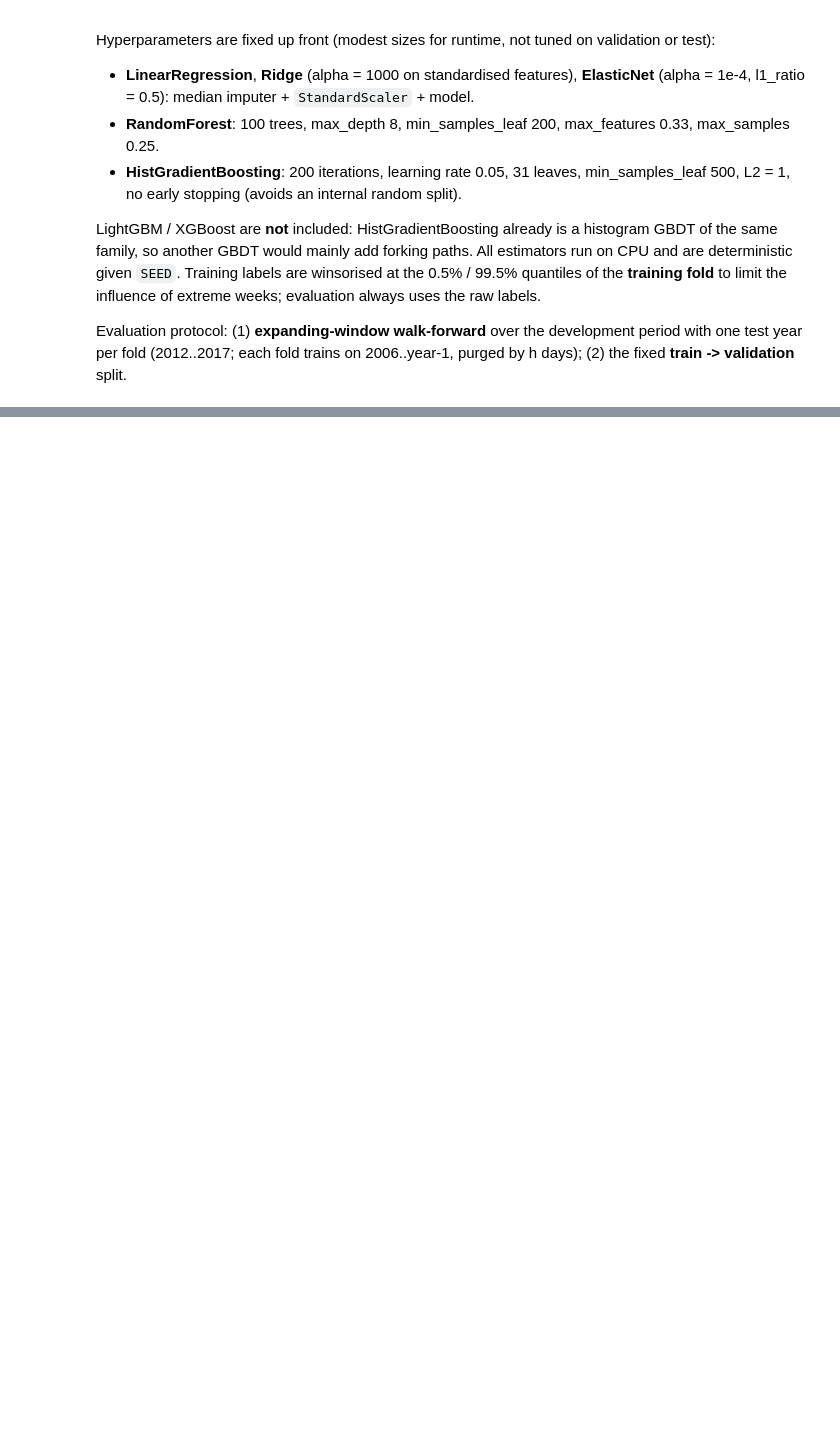
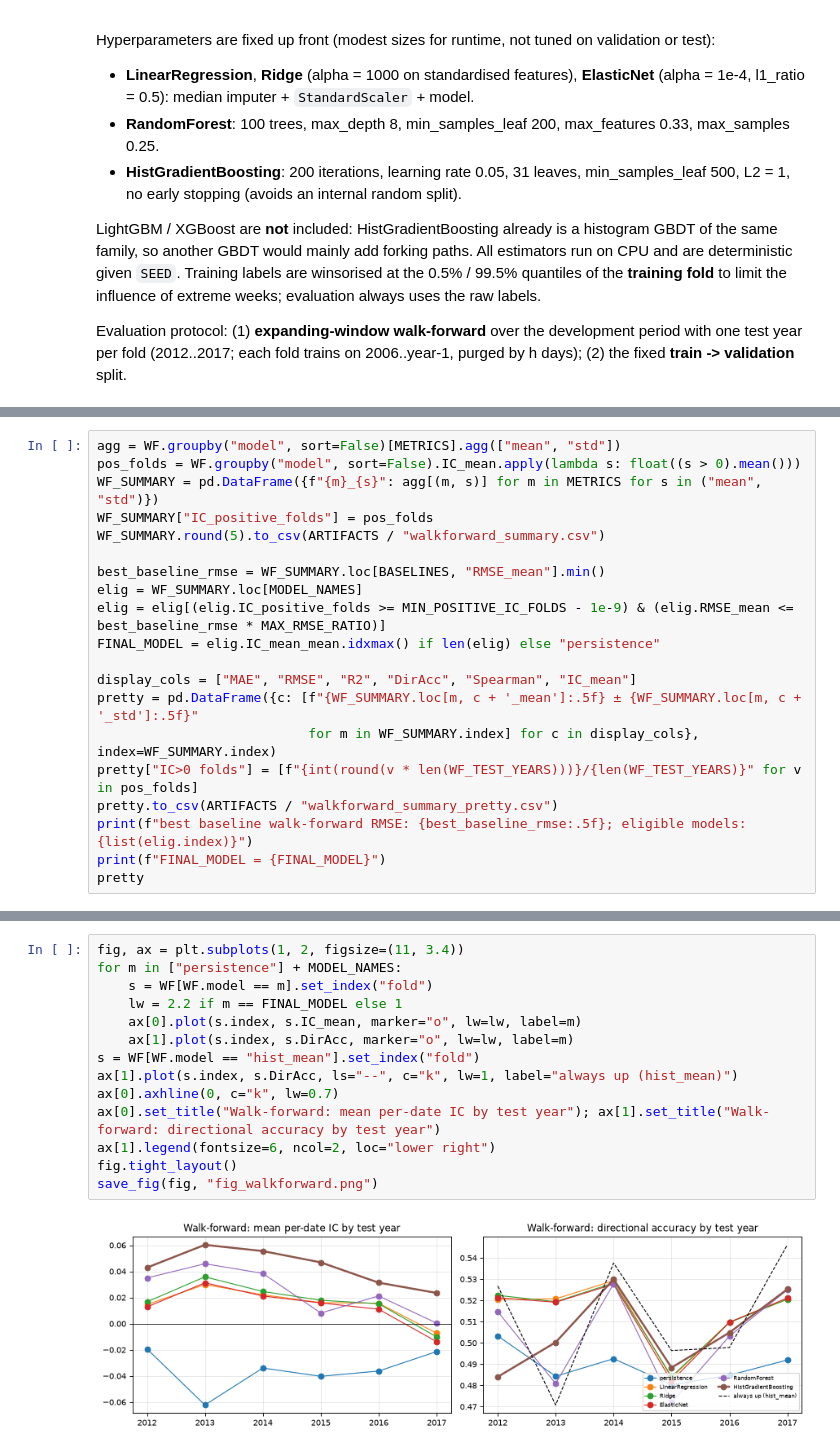
Before and after one commit to obstinix/NiftyQuant, a Jupyter notebook: NiftyQuant.ipynb, the cells around one changed output, grey strips where cells are left out. Drawn from its saved outputs; the diff is of its cells as text; blank space fills up the shorter version.

```diff
--- a/NiftyQuant.ipynb
+++ b/NiftyQuant.ipynb
@@ -891,0 +938,20 @@ train -> validation: 12s
+# %%
+agg = WF.groupby("model", sort=False)[METRICS].agg(["mean", "std"])
+pos_folds = WF.groupby("model", sort=False).IC_mean.apply(lambda s: float((s > 0).mean()))
+WF_SUMMARY = pd.DataFrame({f"{m}_{s}": agg[(m, s)] for m in METRICS for s in ("mean", "std")})
+WF_SUMMARY["IC_positive_folds"] = pos_folds
+WF_SUMMARY.round(5).to_csv(ARTIFACTS / "walkforward_summary.csv")
+
+best_baseline_rmse = WF_SUMMARY.loc[BASELINES, "RMSE_mean"].min()
+elig = WF_SUMMARY.loc[MODEL_NAMES]
+elig = elig[(elig.IC_positive_folds >= MIN_POSITIVE_IC_FOLDS - 1e-9) & (elig.RMSE_mean <= best_baseline_rmse * MAX_RMSE_RATIO)]
+FINAL_MODEL = elig.IC_mean_mean.idxmax() if len(elig) else "persistence"
+
+display_cols = ["MAE", "RMSE", "R2", "DirAcc", "Spearman", "IC_mean"]
+pretty = pd.DataFrame({c: [f"{WF_SUMMARY.loc[m, c + '_mean']:.5f} ± {WF_SUMMARY.loc[m, c + '_std']:.5f}"
+                           for m in WF_SUMMARY.index] for c in display_cols}, index=WF_SUMMARY.index)
+pretty["IC>0 folds"] = [f"{int(round(v * len(WF_TEST_YEARS)))}/{len(WF_TEST_YEARS)}" for v in pos_folds]
+pretty.to_csv(ARTIFACTS / "walkforward_summary_pretty.csv")
+print(f"best baseline walk-forward RMSE: {best_baseline_rmse:.5f}; eligible models: {list(elig.index)}")
+print(f"FINAL_MODEL = {FINAL_MODEL}")
+pretty
@@ -891,0 +1203,16 @@ train -> validation: 12s
+# %%
+fig, ax = plt.subplots(1, 2, figsize=(11, 3.4))
+for m in ["persistence"] + MODEL_NAMES:
+    s = WF[WF.model == m].set_index("fold")
+    lw = 2.2 if m == FINAL_MODEL else 1
+    ax[0].plot(s.index, s.IC_mean, marker="o", lw=lw, label=m)
+    ax[1].plot(s.index, s.DirAcc, marker="o", lw=lw, label=m)
+s = WF[WF.model == "hist_mean"].set_index("fold")
+ax[1].plot(s.index, s.DirAcc, ls="--", c="k", lw=1, label="always up (hist_mean)")
+ax[0].axhline(0, c="k", lw=0.7)
+ax[0].set_title("Walk-forward: mean per-date IC by test year"); ax[1].set_title("Walk-forward: directional accuracy by test year")
+ax[1].legend(fontsize=6, ncol=2, loc="lower right")
+fig.tight_layout()
+save_fig(fig, "fig_walkforward.png")
+# %% [output]
+[figure, added]
```
Also changed, not shown: parts of 23 cells of this notebook, 15 other files.
